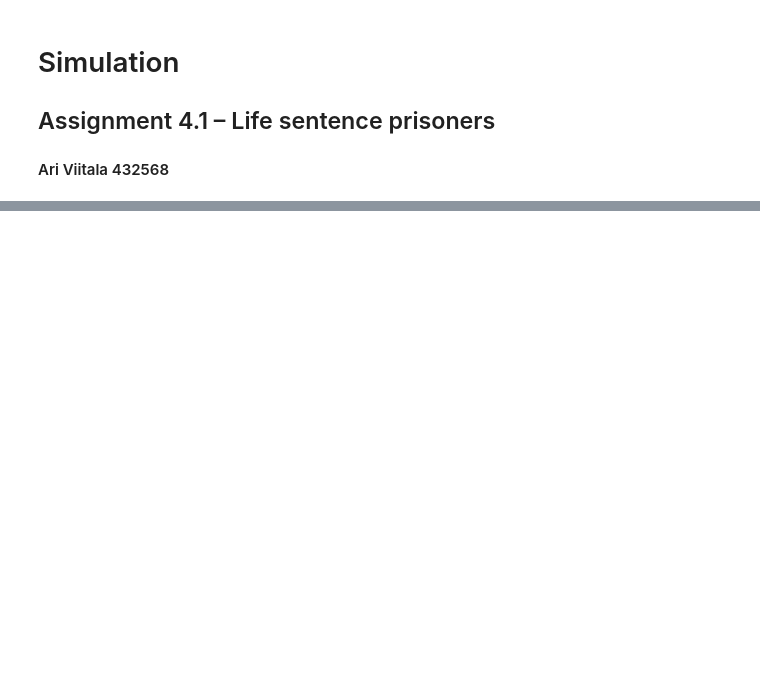
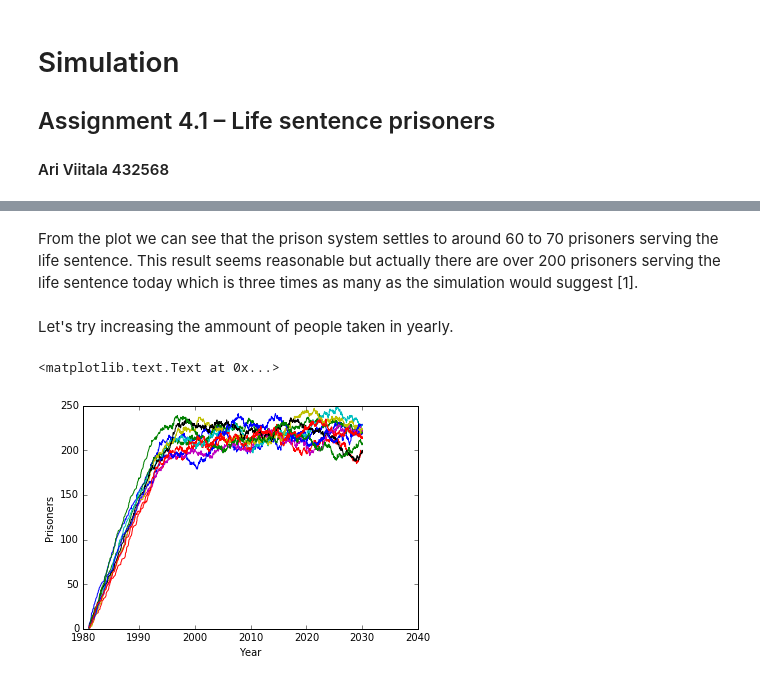
Before and after one commit to Stippos/Simulation, a Jupyter notebook: Viikko4/Life_sentences.ipynb, the cells around one changed output, grey strips where cells are left out. Drawn from its saved outputs; the diff is of its cells as text; code cells hidden in the pictures; blank space fills up the shorter version.

```diff
--- a/Viikko4/Life_sentences.ipynb
+++ b/Viikko4/Life_sentences.ipynb
@@ -23,0 +113,19 @@ We can see that the amount of life sentences give each year is somewhat a poisso
+# %% [markdown]
+From the plot we can see that the prison system settles to around 60 to 70 prisoners serving the life sentence. This result seems reasonable but actually there are over 200 prisoners serving the life sentence today which is three times as many as the simulation would suggest [1].
+# %% [markdown]
+Let's try increasing the ammount of people taken in yearly.
+# %%
+lambda_s = 0.06
+avg_l = 13
+std_l = 2.5
+stop = 2030
+
+for i in range(0, 10):
+    sim = simulation(lambda_s, avg_l, std_l, 2030)
+    plt.plot(sim[0], sim[1])
+
+plt.xlabel("Year")
+plt.ylabel("Prisoners")
+# %% [output]
+<matplotlib.text.Text at 0x...>
+[figure, added]
```
Also changed, not shown: parts of 27 cells of this notebook.
